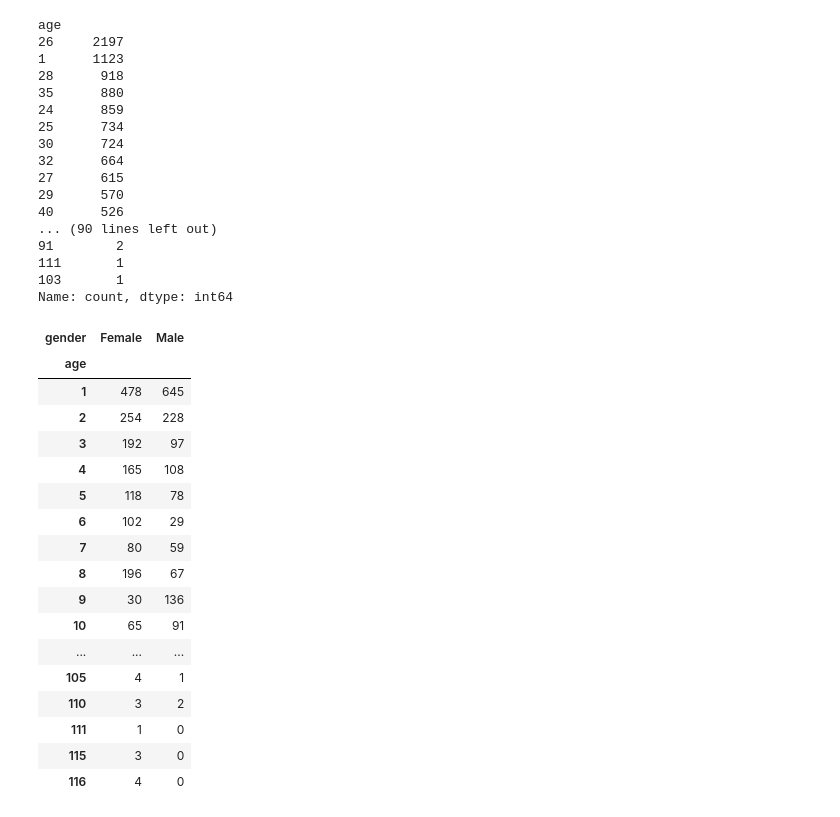
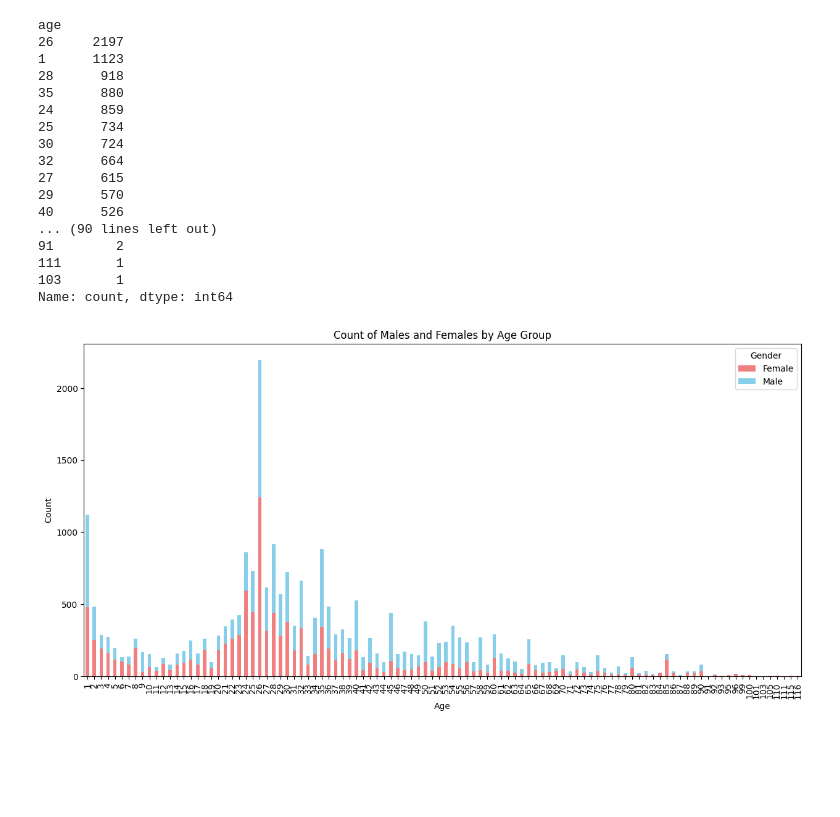
Before and after one commit to jovanovic-djo/person-attribute-classification, a Jupyter notebook: notebooks/notebook.ipynb, the cells around one changed output. Cells and saved outputs as stored; diff of their text form; code cells hidden in the pictures; blank space fills up the shorter version.

Commit message:
add age and gender count to notebook

```diff
--- a/notebooks/notebook.ipynb
+++ b/notebooks/notebook.ipynb
@@ -42,26 +42,17 @@ Name: count, dtype: int64
 # %%
 # Show male and female count by age
 
-import matplotlib as plt
+import matplotlib.pyplot as plt
 
 df['gender'] = df['gender'].replace({0: 'Male', 1: 'Female'})
-df.groupby(['age', 'gender']).size().unstack(fill_value=0)
+count_plot = df.groupby(['age', 'gender']).size().unstack(fill_value=0)
+count_plot.plot(kind='bar', stacked=True, color=['lightcoral', 'skyblue'], figsize=(15, 7))
+
+plt.xlabel('Age')
+plt.ylabel('Count')
+plt.title('Count of Males and Females by Age Group')
+plt.legend(title='Gender')
+
+plt.show()
 # %% [output]
-| gender | Female | Male |
-| age |  |  |
-| 1 | 478 | 645 |
-| 2 | 254 | 228 |
-| 3 | 192 | 97 |
-| 4 | 165 | 108 |
-| 5 | 118 | 78 |
-| 6 | 102 | 29 |
-| 7 | 80 | 59 |
-| 8 | 196 | 67 |
-| 9 | 30 | 136 |
-| 10 | 65 | 91 |
-| ... | ... | ... |
-| 105 | 4 | 1 |
-| 110 | 3 | 2 |
-| 111 | 1 | 0 |
-| 115 | 3 | 0 |
-| 116 | 4 | 0 |
+[figure, added]
```
Also changed, not shown: 1 other file.
